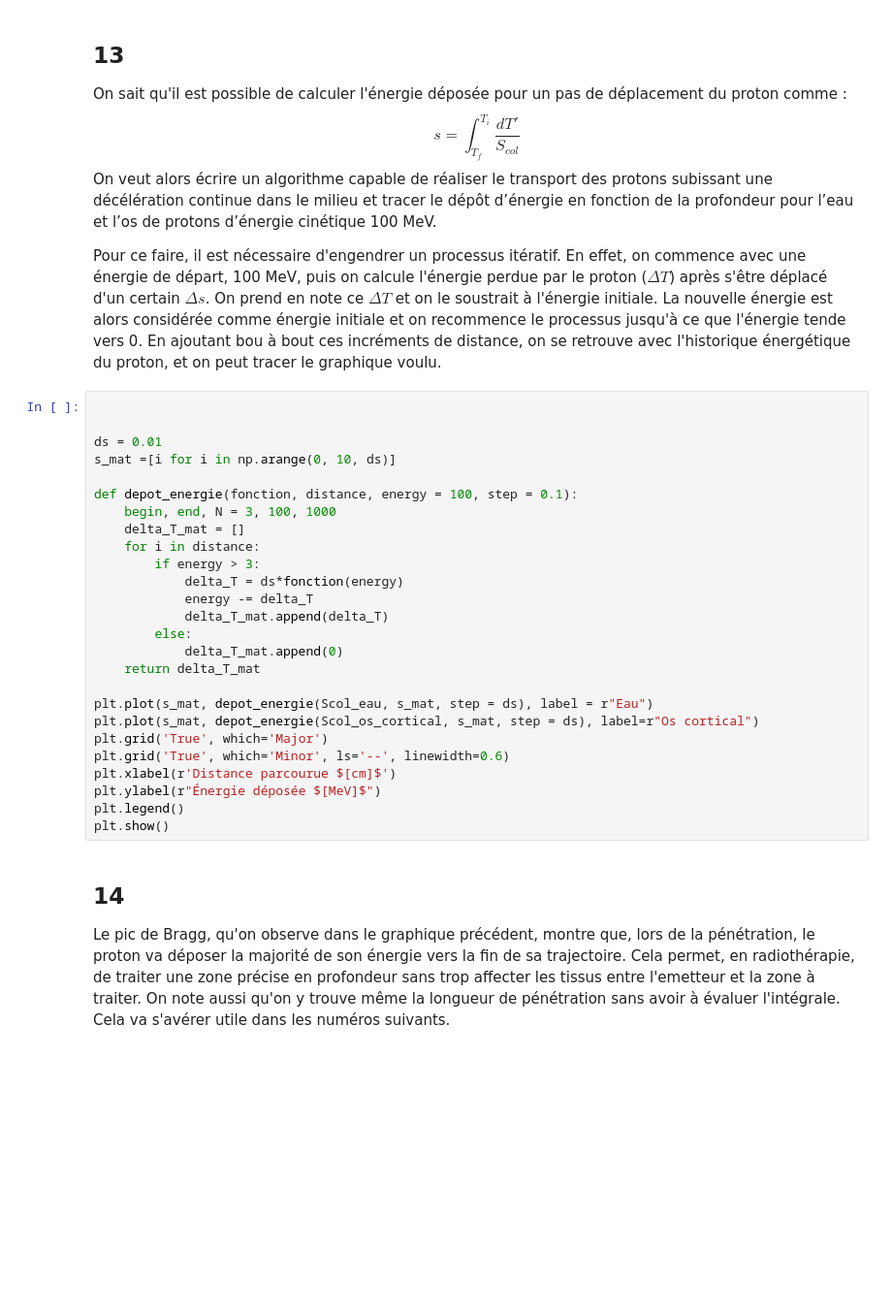
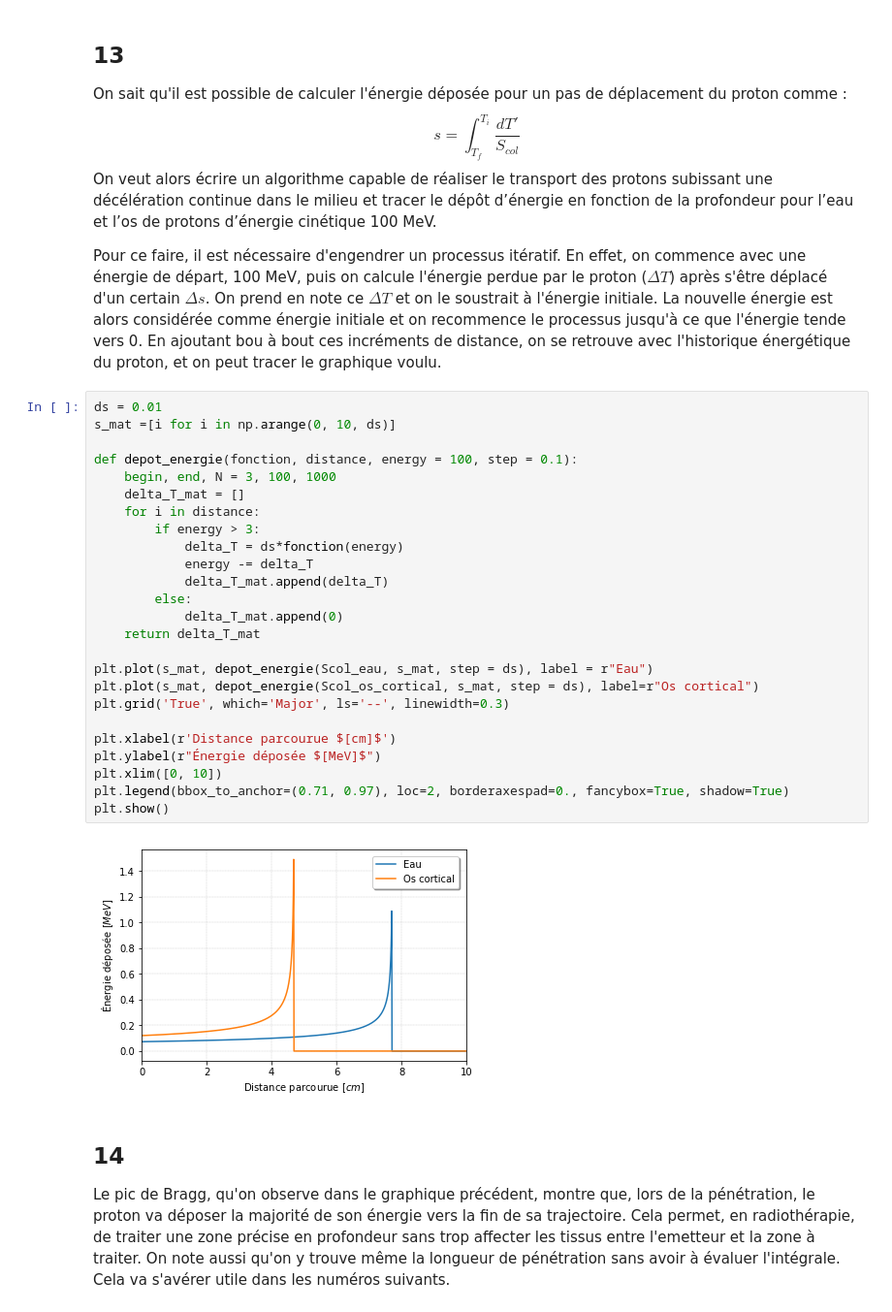
Before and after one commit to eliedl/Physique_numerique, a Jupyter notebook: TP1/TP1_total.ipynb, the cells around one changed output. Shown: that part at 97% size. Drawn from its saved outputs; the diff is of its cells as text; blank space fills up the shorter version.

```diff
--- a/TP1/TP1_total.ipynb
+++ b/TP1/TP1_total.ipynb
@@ -891,31 +936,32 @@ et l’os de protons d’énergie cinétique 100 MeV.
 
 Pour ce faire, il est nécessaire d'engendrer un processus itératif. En effet, on commence avec une énergie de départ, 100 MeV, puis on calcule l'énergie perdue par le proton ($\Delta T$) après s'être déplacé d'un certain $\Delta s$. On prend en note ce $\Delta T$ et on le soustrait à l'énergie initiale. La nouvelle énergie est alors considérée comme énergie initiale et on recommence le processus jusqu'à ce que l'énergie tende vers 0. En ajoutant bou à bout ces incréments de distance, on se retrouve avec l'historique énergétique du proton, et on peut tracer le graphique voulu.
 # %%
-
-
 ds = 0.01
 s_mat =[i for i in np.arange(0, 10, ds)]
 
 def depot_energie(fonction, distance, energy = 100, step = 0.1):
     begin, end, N = 3, 100, 1000
     delta_T_mat = []
     for i in distance:
         if energy > 3:
             delta_T = ds*fonction(energy)
             energy -= delta_T
             delta_T_mat.append(delta_T)
         else:
             delta_T_mat.append(0)
     return delta_T_mat
 
 plt.plot(s_mat, depot_energie(Scol_eau, s_mat, step = ds), label = r"Eau")
 plt.plot(s_mat, depot_energie(Scol_os_cortical, s_mat, step = ds), label=r"Os cortical")
-plt.grid('True', which='Major')
-plt.grid('True', which='Minor', ls='--', linewidth=0.6)
+plt.grid('True', which='Major', ls='--', linewidth=0.3)
+
 plt.xlabel(r'Distance parcourue $[cm]$')
 plt.ylabel(r"Énergie déposée $[MeV]$")
-plt.legend()
+plt.xlim([0, 10])
+plt.legend(bbox_to_anchor=(0.71, 0.97), loc=2, borderaxespad=0., fancybox=True, shadow=True)
 plt.show()
+# %% [output]
+[figure, added]
 # %% [markdown]
 
 ## 14
```
Also changed, not shown: parts of 15 cells of this notebook.
